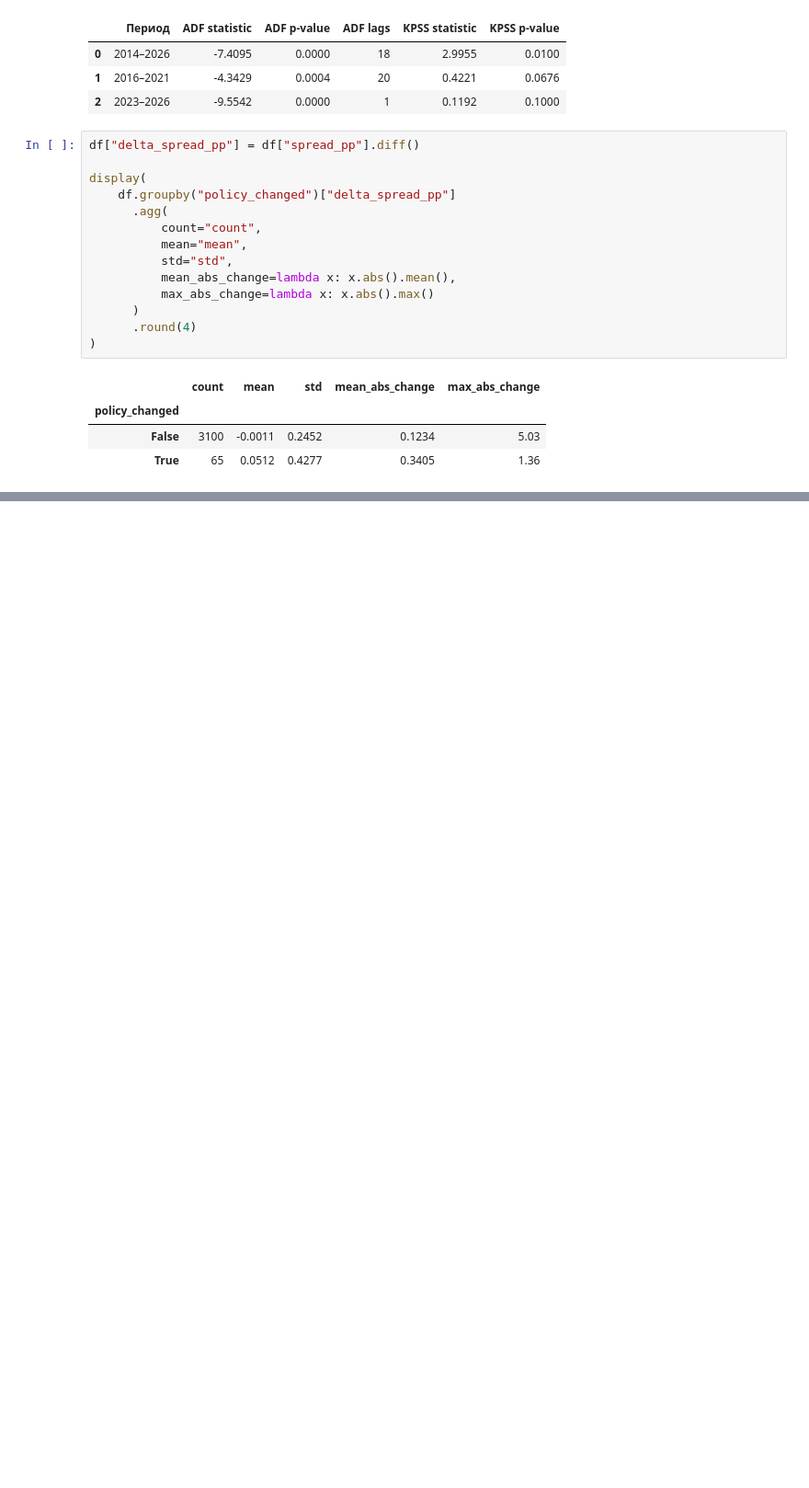
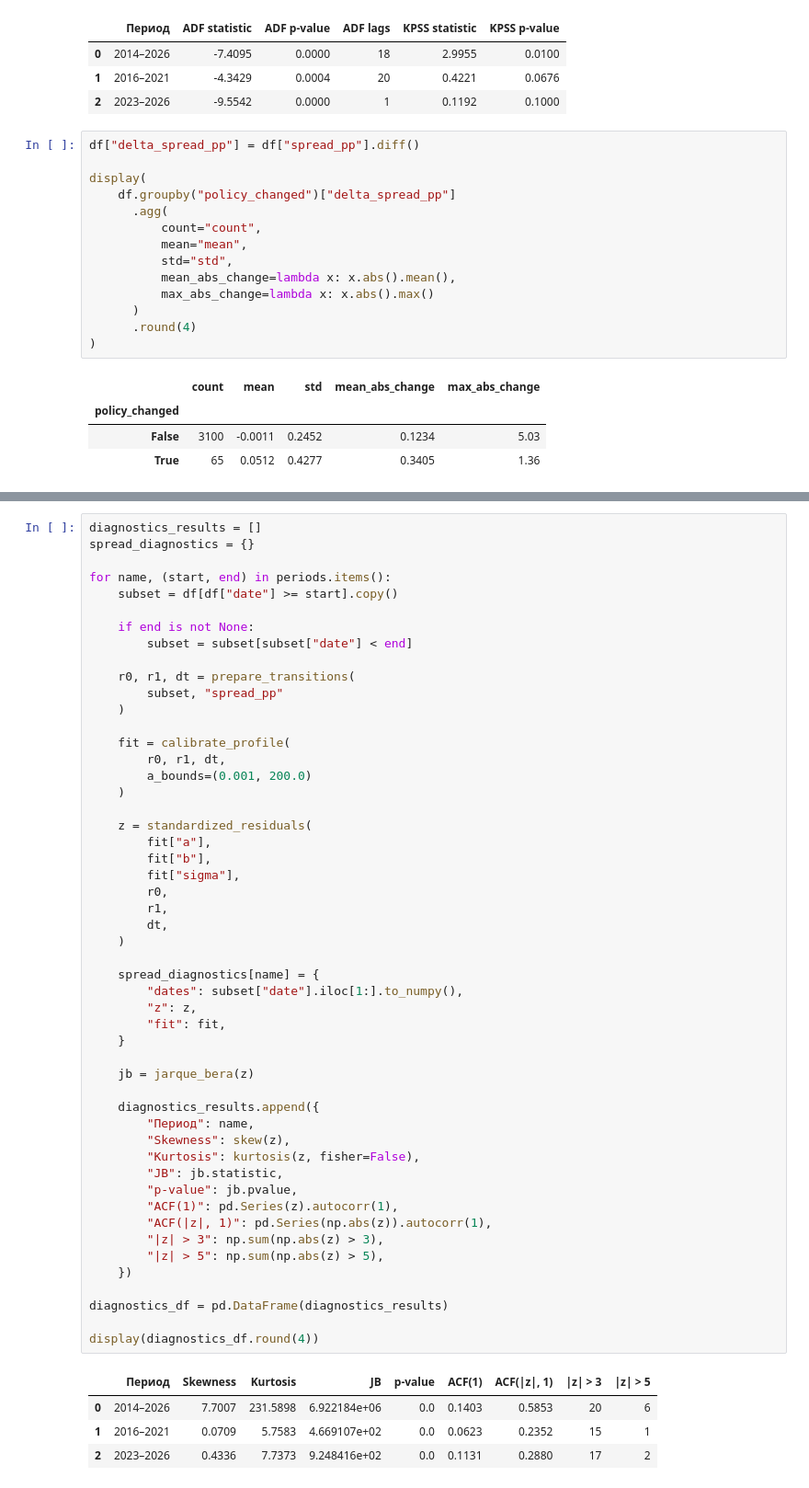
Before and after one commit to blbl-blbl/russian-interest-rate-models, a Jupyter notebook: notebooks/03_ruonia_key_rate_spread.ipynb, the cells around one changed output, grey strips where cells are left out. Shown at 92% size. Saved outputs shown, nothing was run; the diff lists cells and outputs as text; blank space fills up the shorter version.

```diff
--- a/notebooks/03_ruonia_key_rate_spread.ipynb
+++ b/notebooks/03_ruonia_key_rate_spread.ipynb
@@ -223,0 +272,56 @@ display(
+# %%
+diagnostics_results = []
+spread_diagnostics = {}
+
+for name, (start, end) in periods.items():
+    subset = df[df["date"] >= start].copy()
+
+    if end is not None:
+        subset = subset[subset["date"] < end]
+
+    r0, r1, dt = prepare_transitions(
+        subset, "spread_pp"
+    )
+
+    fit = calibrate_profile(
+        r0, r1, dt,
+        a_bounds=(0.001, 200.0)
+    )
+
+    z = standardized_residuals(
+        fit["a"],
+        fit["b"],
+        fit["sigma"],
+        r0,
+        r1,
+        dt,
+    )
+
+    spread_diagnostics[name] = {
+        "dates": subset["date"].iloc[1:].to_numpy(),
+        "z": z,
+        "fit": fit,
+    }
+
+    jb = jarque_bera(z)
+
+    diagnostics_results.append({
+        "Период": name,
+        "Skewness": skew(z),
+        "Kurtosis": kurtosis(z, fisher=False),
+        "JB": jb.statistic,
+        "p-value": jb.pvalue,
+        "ACF(1)": pd.Series(z).autocorr(1),
+        "ACF(|z|, 1)": pd.Series(np.abs(z)).autocorr(1),
+        "|z| > 3": np.sum(np.abs(z) > 3),
+        "|z| > 5": np.sum(np.abs(z) > 5),
+    })
+
+diagnostics_df = pd.DataFrame(diagnostics_results)
+
+display(diagnostics_df.round(4))
+# %% [output]
+|  | Период | Skewness | Kurtosis | JB | p-value | ACF(1) | ACF(|z|, 1) | |z| > 3 | |z| > 5 |
+| 0 | 2014–2026 | 7.7007 | 231.5898 | 6.922184e+06 | 0.0 | 0.1403 | 0.5853 | 20 | 6 |
+| 1 | 2016–2021 | 0.0709 | 5.7583 | 4.669107e+02 | 0.0 | 0.0623 | 0.2352 | 15 | 1 |
+| 2 | 2023–2026 | 0.4336 | 7.7373 | 9.248416e+02 | 0.0 | 0.1131 | 0.2880 | 17 | 2 |
```
Also changed, not shown: parts of 7 cells of this notebook.
